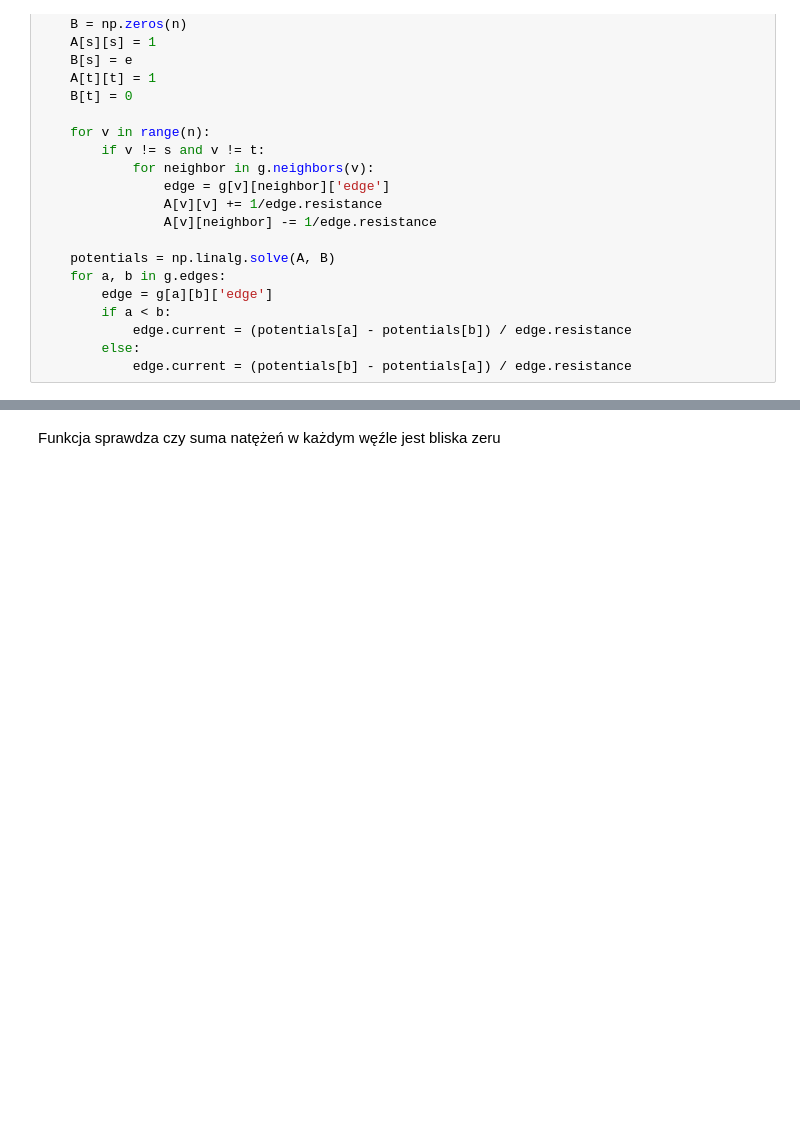
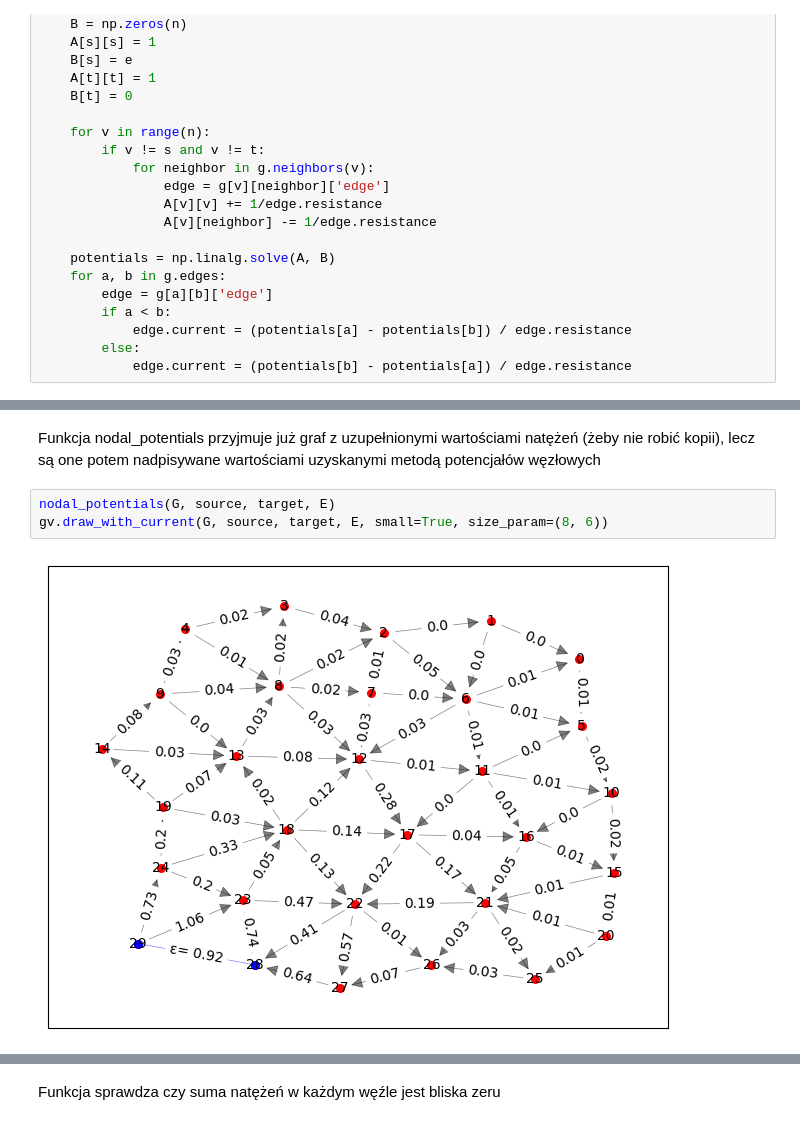
Before and after one commit to michal200292/Numericke-metody, a Jupyter notebook: lab2/zad3.ipynb, the cells around one changed output, grey strips where cells are left out. Cells and saved outputs as stored; diff of their text form; blank space fills up the shorter version.

```diff
--- a/lab2/zad3.ipynb
+++ b/lab2/zad3.ipynb
@@ -96,0 +132,7 @@ def nodal_potentials(g, s, t, e):
+# %% [markdown]
+Funkcja nodal_potentials przyjmuje już graf z uzupełnionymi wartościami natężeń (żeby nie robić kopii), lecz są one potem nadpisywane wartościami uzyskanymi metodą potencjałów węzłowych
+# %%
+nodal_potentials(G, source, target, E)
+gv.draw_with_current(G, source, target, E, small=True, size_param=(8, 6))
+# %% [output]
+[figure, added]
```
Also changed, not shown: parts of 24 cells of this notebook, 3 other files.
